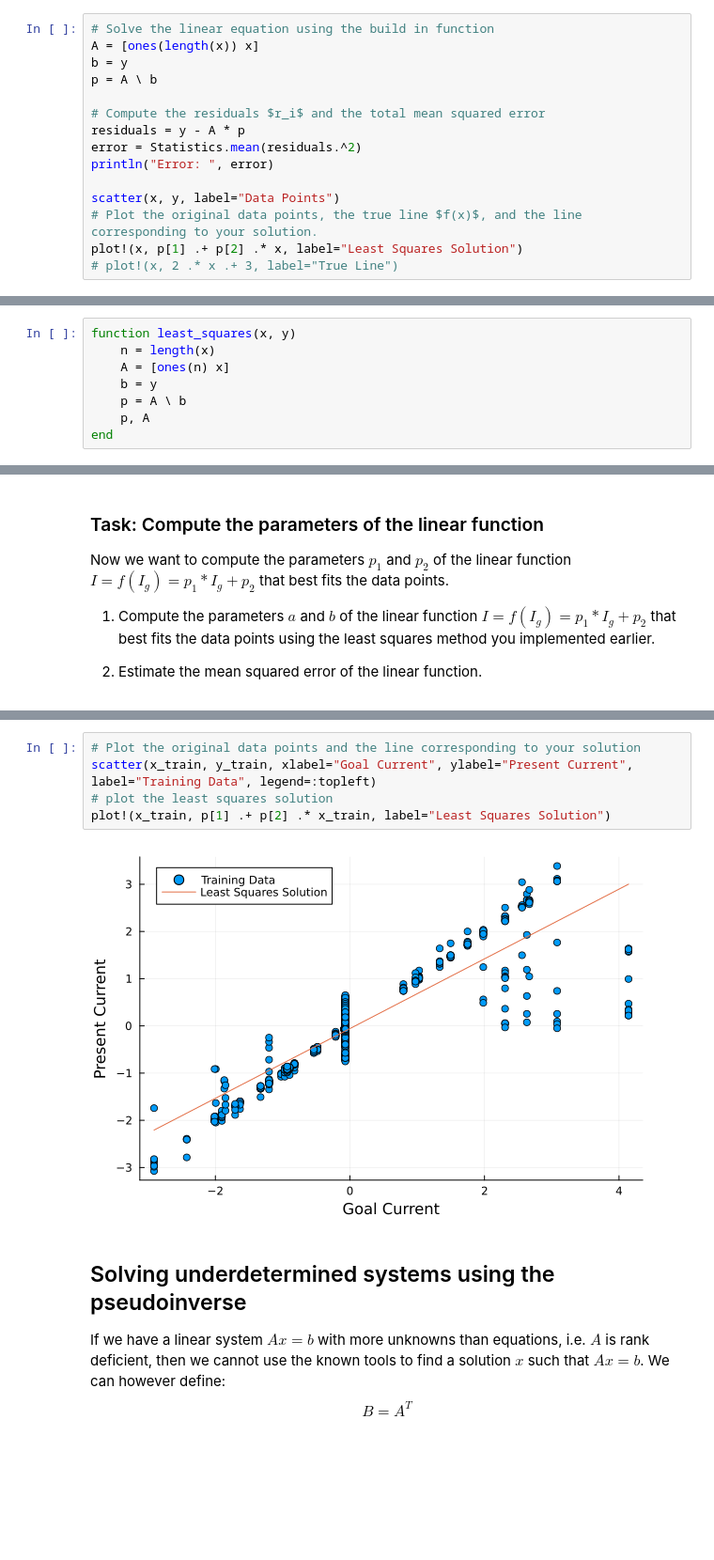
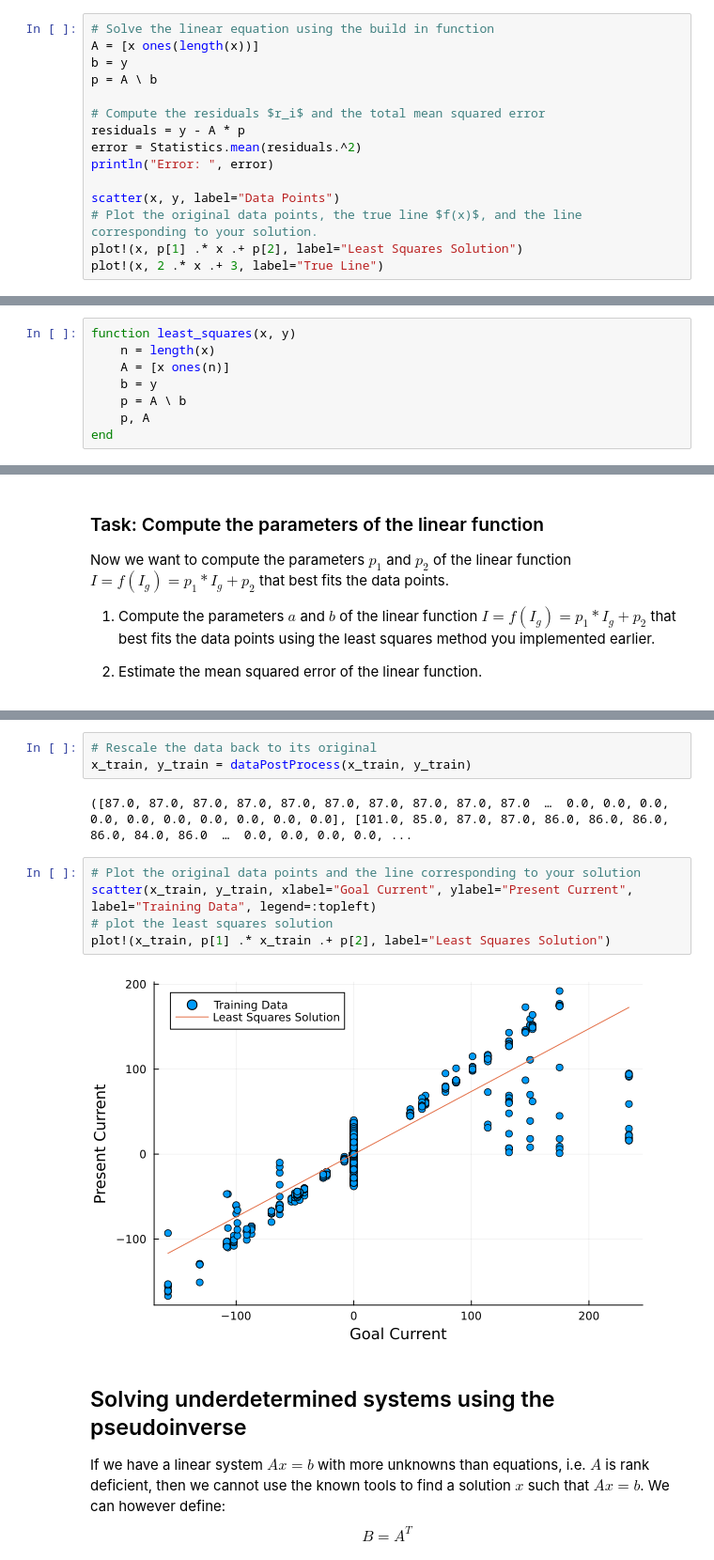
Before and after one commit to FeMa42/auxme_numerik, a Jupyter notebook: Excercise/Exercise 10/LeastSquares.ipynb, the cells around one changed output, grey strips where cells are left out. Shown at 94% size. Drawn from its saved outputs; the diff is of its cells as text; blank space fills up the shorter version.

```diff
--- a/Excercise/Exercise 10/LeastSquares.ipynb
+++ b/Excercise/Exercise 10/LeastSquares.ipynb
@@ -149,7 +150,7 @@ You can use also the build in function `\` to solve linear equations in Julia si
 1. Build a linear equation of type $Ax=b$ and solve it with the `\` function. Compare the result with the solution you obtained erlier.
 # %%
 # Solve the linear equation using the build in function
-A = [ones(length(x)) x]
+A = [x ones(length(x))]
 b = y
 p = A \ b
 
@@ -160,6 +161,6 @@ println("Error: ", error)
 
 scatter(x, y, label="Data Points")
 # Plot the original data points, the true line $f(x)$, and the line corresponding to your solution.
-plot!(x, p[1] .+ p[2] .* x, label="Least Squares Solution")
-# plot!(x, 2 .* x .+ 3, label="True Line")
+plot!(x, p[1] .* x .+ p[2], label="Least Squares Solution")
+plot!(x, 2 .* x .+ 3, label="True Line")
 # %% [output]
@@ -173,7 +174,7 @@ Now we want to implement a function that computes the least squares solution for
 # %%
 function least_squares(x, y)
     n = length(x)
-    A = [ones(n) x]
+    A = [x ones(n)]
     b = y
     p = A \ b
     p, A
@@ -281,10 +286,15 @@ Error: 0.1878335628013888
+# %%
+# Rescale the data back to its original
+x_train, y_train = dataPostProcess(x_train, y_train)
+# %% [output]
+([87.0, 87.0, 87.0, 87.0, 87.0, 87.0, 87.0, 87.0, 87.0, 87.0  …  0.0, 0.0, 0.0, 0.0, 0.0, 0.0, 0.0, 0.0, 0.0, 0.0], [101.0, 85.0, 87.0, 87.0, 86.0, 86.0, 86.0, 86.0, 84.0, 86.0  …  0.0, 0.0, 0.0, 0.0, ...
 # %%
 # Plot the original data points and the line corresponding to your solution
 scatter(x_train, y_train, xlabel="Goal Current", ylabel="Present Current", label="Training Data", legend=:topleft)
 # plot the least squares solution
-plot!(x_train, p[1] .+ p[2] .* x_train, label="Least Squares Solution")
+plot!(x_train, p[1] .* x_train .+ p[2], label="Least Squares Solution")
 # %% [output]
-[figure, old version]
+[figure, new version]
 # %% [markdown]
 ## Solving underdetermined systems using the pseudoinverse
 If we have a linear system $Ax = b$ with more unknowns than equations, i.e. $A$ is rank deficient, then we cannot use the known tools to find a solution $x$ such that $Ax = b$. We can however define:
```
Also changed, not shown: parts of 19 cells of this notebook.
